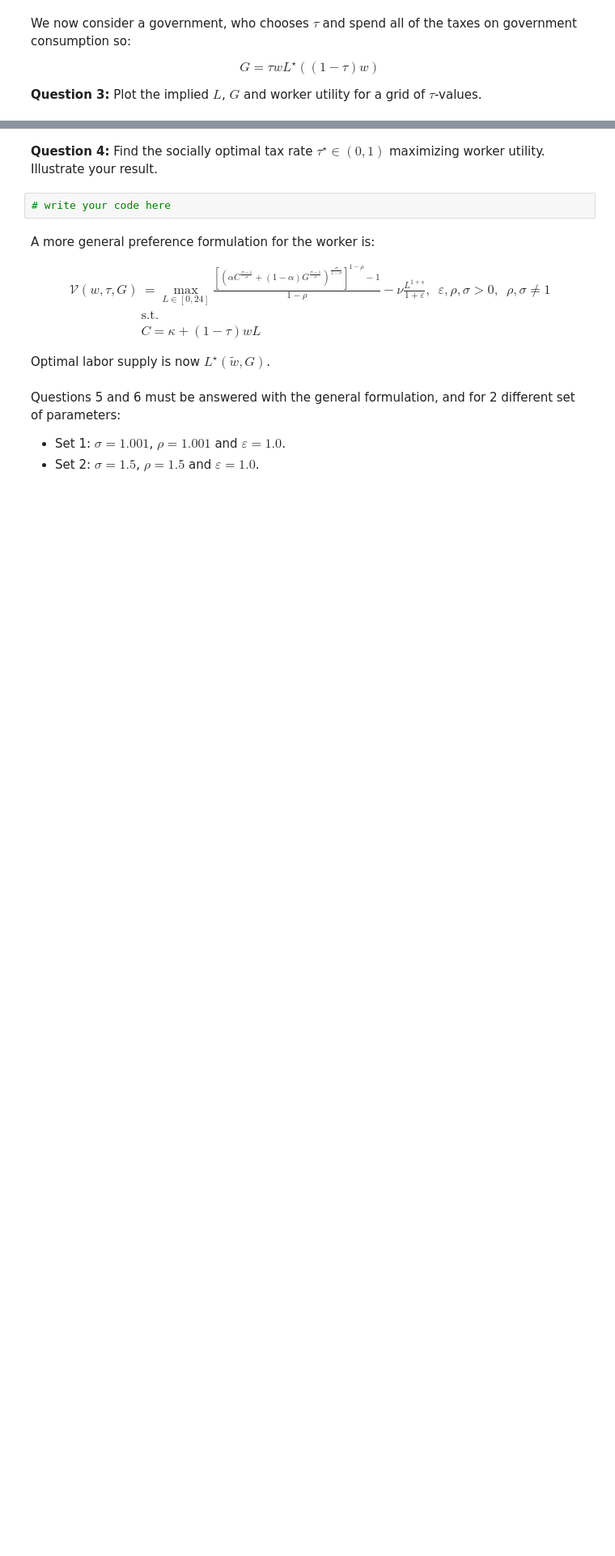
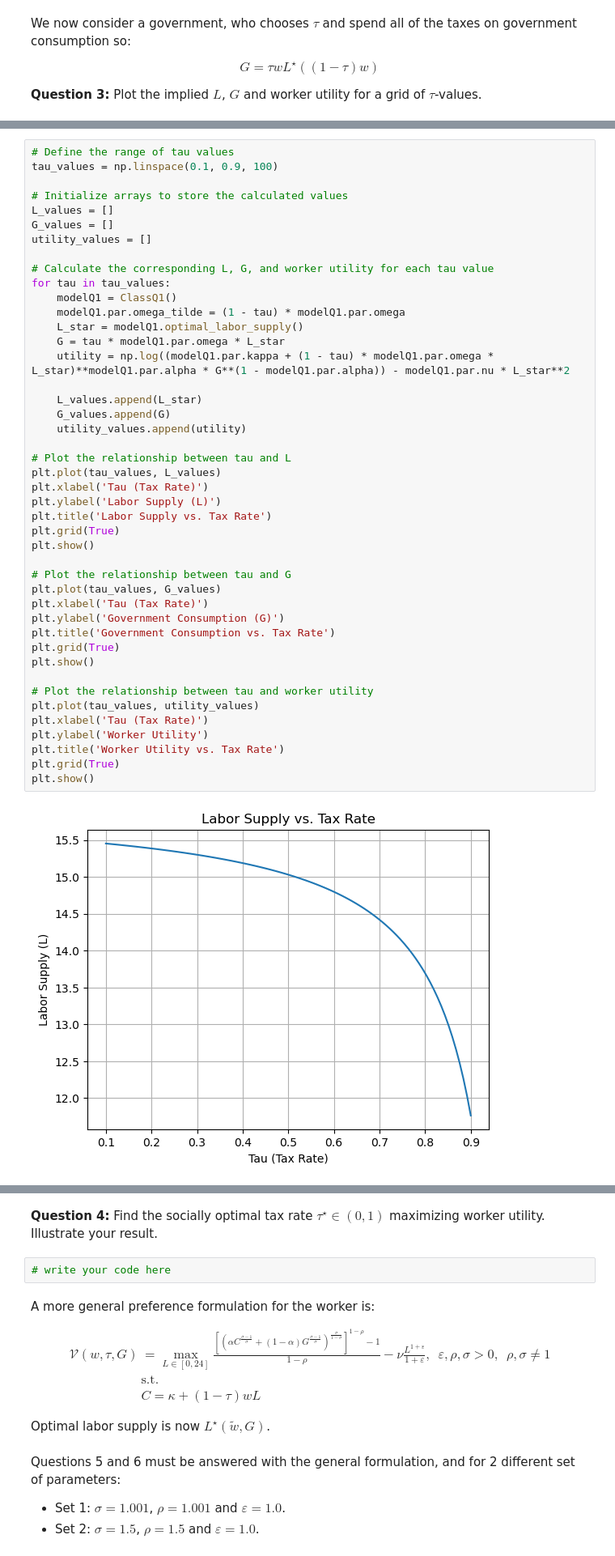
Before and after one commit to NumEconCopenhagen/projects-2023-jakki, a Jupyter notebook: exam/Exam2023JacobNotebook.ipynb, the cells around one changed output, grey strips where cells are left out. Shown at 81% size. Saved outputs shown, nothing was run; the diff lists cells and outputs as text; blank space fills up the shorter version.

```diff
--- a/exam/Exam2023JacobNotebook.ipynb
+++ b/exam/Exam2023JacobNotebook.ipynb
@@ -116,0 +133,46 @@ $$
+# %%
+# Define the range of tau values
+tau_values = np.linspace(0.1, 0.9, 100)
+
+# Initialize arrays to store the calculated values
+L_values = []
+G_values = []
+utility_values = []
+
+# Calculate the corresponding L, G, and worker utility for each tau value
+for tau in tau_values:
+    modelQ1 = ClassQ1()
+    modelQ1.par.omega_tilde = (1 - tau) * modelQ1.par.omega
+    L_star = modelQ1.optimal_labor_supply()
+    G = tau * modelQ1.par.omega * L_star
+    utility = np.log((modelQ1.par.kappa + (1 - tau) * modelQ1.par.omega * L_star)**modelQ1.par.alpha * G**(1 - modelQ1.par.alpha)) - modelQ1.par.nu * L_star**2
+
+    L_values.append(L_star)
+    G_values.append(G)
+    utility_values.append(utility)
+
+# Plot the relationship between tau and L
+plt.plot(tau_values, L_values)
+plt.xlabel('Tau (Tax Rate)')
+plt.ylabel('Labor Supply (L)')
+plt.title('Labor Supply vs. Tax Rate')
+plt.grid(True)
+plt.show()
+
+# Plot the relationship between tau and G
+plt.plot(tau_values, G_values)
+plt.xlabel('Tau (Tax Rate)')
+plt.ylabel('Government Consumption (G)')
+plt.title('Government Consumption vs. Tax Rate')
+plt.grid(True)
+plt.show()
+
+# Plot the relationship between tau and worker utility
+plt.plot(tau_values, utility_values)
+plt.xlabel('Tau (Tax Rate)')
+plt.ylabel('Worker Utility')
+plt.title('Worker Utility vs. Tax Rate')
+plt.grid(True)
+plt.show()
+# %% [output]
+[figure, added]
```
Also changed, not shown: parts of 6 cells of this notebook, 1 other file.
